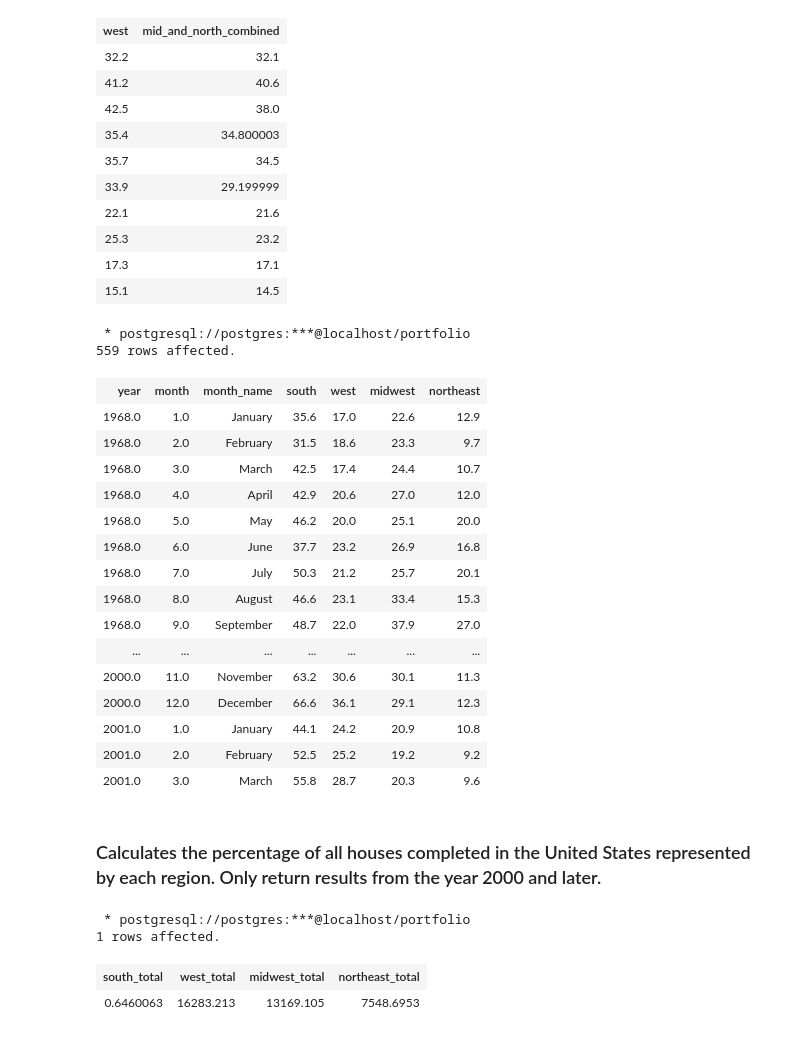
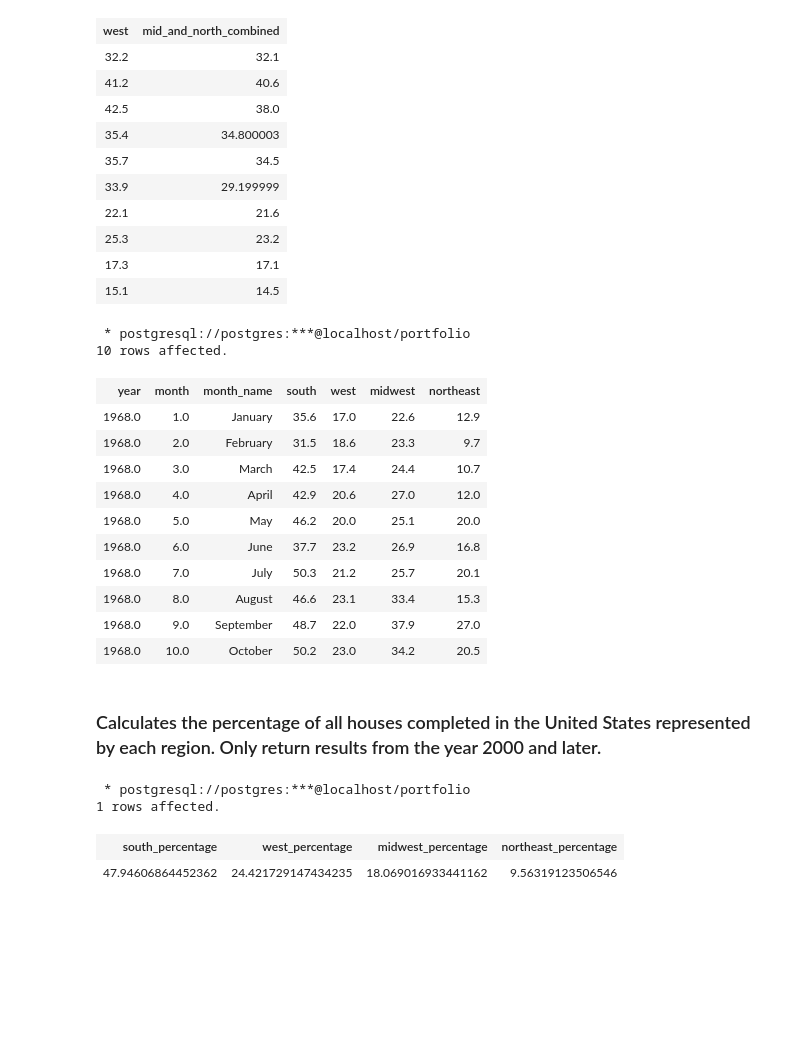
Before and after one commit to davidkeya/SQL-Projects, a Jupyter notebook: SQL Review 2021/Housing Units.ipynb, the cells around one changed output. Cells and saved outputs as stored; diff of their text form; code cells hidden in the pictures; blank space fills up the shorter version.

```diff
--- a/SQL Review 2021/Housing Units.ipynb
+++ b/SQL Review 2021/Housing Units.ipynb
@@ -407,9 +407,10 @@ LIMIT 10
 %%sql
 SELECT *
 FROM housing_units
+LIMIT 10
 # %% [output]
  * postgresql://postgres:***@localhost/portfolio
-559 rows affected.
+10 rows affected.
 | year | month | month_name | south | west | midwest | northeast |
 | 1968.0 | 1.0 | January | 35.6 | 17.0 | 22.6 | 12.9 |
 | 1968.0 | 2.0 | February | 31.5 | 18.6 | 23.3 | 9.7 |
@@ -420,20 +421,17 @@ FROM housing_units
 | 1968.0 | 7.0 | July | 50.3 | 21.2 | 25.7 | 20.1 |
 | 1968.0 | 8.0 | August | 46.6 | 23.1 | 33.4 | 15.3 |
 | 1968.0 | 9.0 | September | 48.7 | 22.0 | 37.9 | 27.0 |
-| ... | ... | ... | ... | ... | ... | ... |
-| 2000.0 | 11.0 | November | 63.2 | 30.6 | 30.1 | 11.3 |
-| 2000.0 | 12.0 | December | 66.6 | 36.1 | 29.1 | 12.3 |
-| 2001.0 | 1.0 | January | 44.1 | 24.2 | 20.9 | 10.8 |
-| 2001.0 | 2.0 | February | 52.5 | 25.2 | 19.2 | 9.2 |
-| 2001.0 | 3.0 | March | 55.8 | 28.7 | 20.3 | 9.6 |
+| 1968.0 | 10.0 | October | 50.2 | 23.0 | 34.2 | 20.5 |
 # %% [markdown]
 ### Calculates the percentage of all houses completed in the United States represented by each region. Only return results from the year 2000 and later.
-# %%
-%%sql
-SELECT SUM(south)/(SUM(south)+SUM(west)) AS south_total, SUM(west) AS west_total, SUM(midwest) AS midwest_total, SUM(northeast) AS northeast_total
-FROM housing_units
-# %% [output]
- * postgresql://postgres:***@localhost/portfolio
-1 rows affected.
-| south_total | west_total | midwest_total | northeast_total |
-| 0.6460063 | 16283.213 | 13169.105 | 7548.6953 |
+# %%
+%%sql
+SELECT (SUM(south)/(SUM(south)+SUM(west)+SUM(midwest)+SUM(northeast)))*100 AS south_percentage, (SUM(west)/(SUM(south)+SUM(west)+SUM(midwest)+SUM(northeast)))*100 AS west_percentage, (SUM(midwest)/(SUM(south)+SUM(west)+SUM(midwest)+SUM(northeast)))*100 AS midwest_percentage, (SUM(northeast)/(SUM(south)+SUM(west)+SUM(midwest)+SUM(northeast)))*100 AS northeast_percentage
+
+FROM housing_units
+WHERE year >= 2000
+# %% [output]
+ * postgresql://postgres:***@localhost/portfolio
+1 rows affected.
+| south_percentage | west_percentage | midwest_percentage | northeast_percentage |
+| 47.94606864452362 | 24.421729147434235 | 18.069016933441162 | 9.56319123506546 |
```
Also changed, not shown: parts of 4 cells of this notebook.
